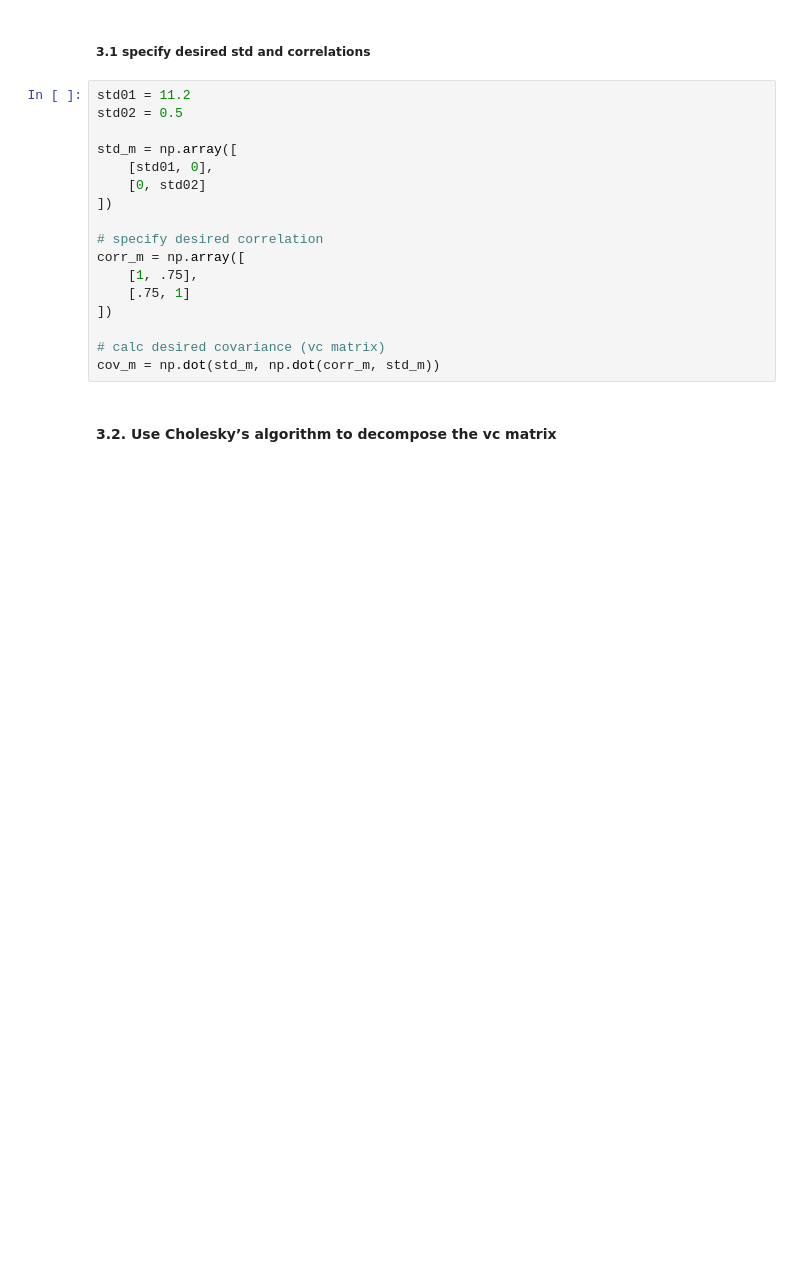
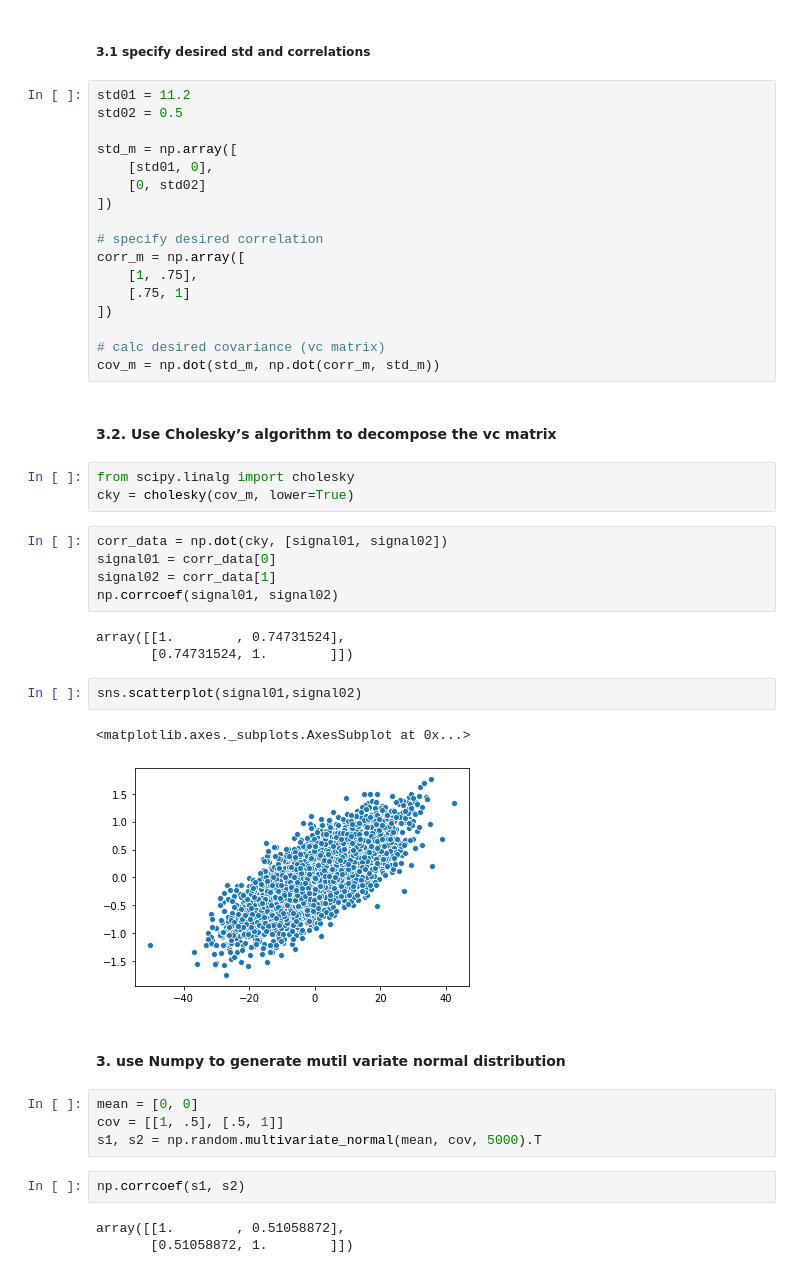
Before and after one commit to janeqyou/aiml, a Jupyter notebook: commonly-seen-distributions.ipynb, the cells around one changed output. Cells and saved outputs as stored; diff of their text form; blank space fills up the shorter version.

```diff
--- a/commonly-seen-distributions.ipynb
+++ b/commonly-seen-distributions.ipynb
@@ -70,3 +70,30 @@ corr_m = np.array([
 cov_m = np.dot(std_m, np.dot(corr_m, std_m))
 # %% [markdown]
 #### 3.2. Use Cholesky’s algorithm to decompose the vc matrix
+# %%
+from scipy.linalg import cholesky
+cky = cholesky(cov_m, lower=True)
+# %%
+corr_data = np.dot(cky, [signal01, signal02])
+signal01 = corr_data[0]
+signal02 = corr_data[1]
+np.corrcoef(signal01, signal02)
+# %% [output]
+array([[1.        , 0.74731524],
+       [0.74731524, 1.        ]])
+# %%
+sns.scatterplot(signal01,signal02)
+# %% [output]
+<matplotlib.axes._subplots.AxesSubplot at 0x...>
+[figure, added]
+# %% [markdown]
+#### 3. use Numpy to generate mutil variate normal distribution
+# %%
+mean = [0, 0]
+cov = [[1, .5], [.5, 1]]
+s1, s2 = np.random.multivariate_normal(mean, cov, 5000).T
+# %%
+np.corrcoef(s1, s2)
+# %% [output]
+array([[1.        , 0.51058872],
+       [0.51058872, 1.        ]])
```
Also changed, not shown: parts of 1 cell of this notebook, 5 other files.
